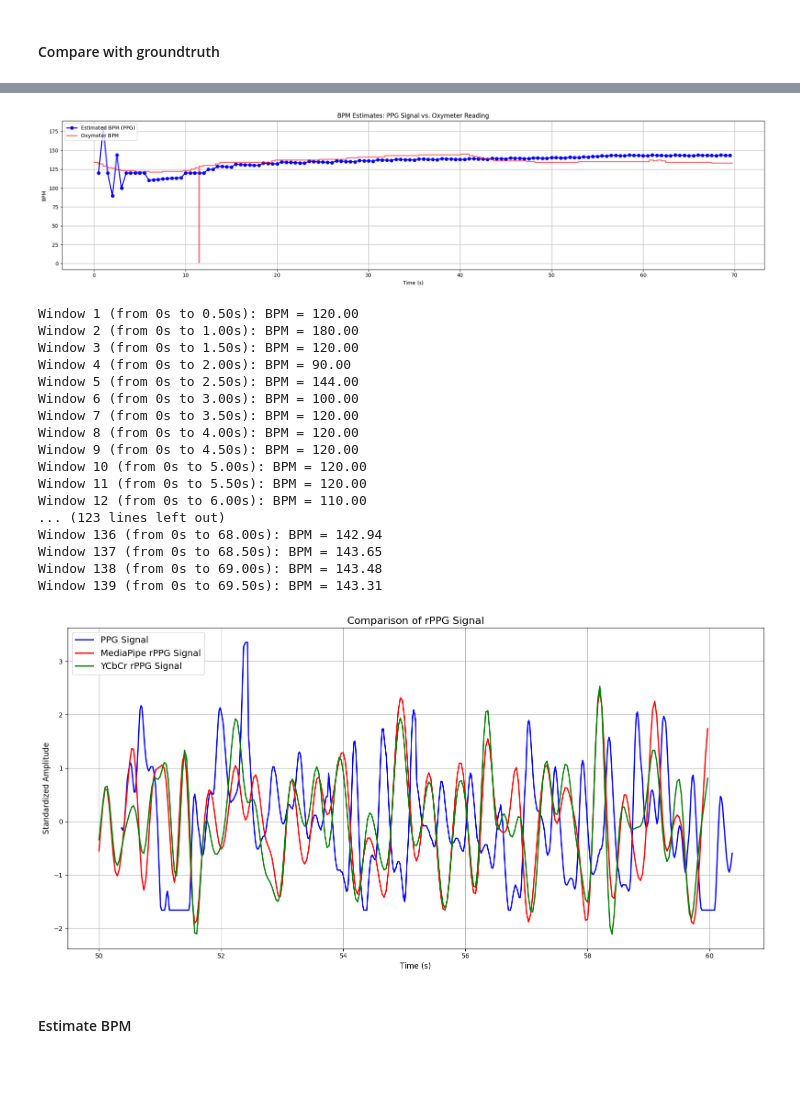
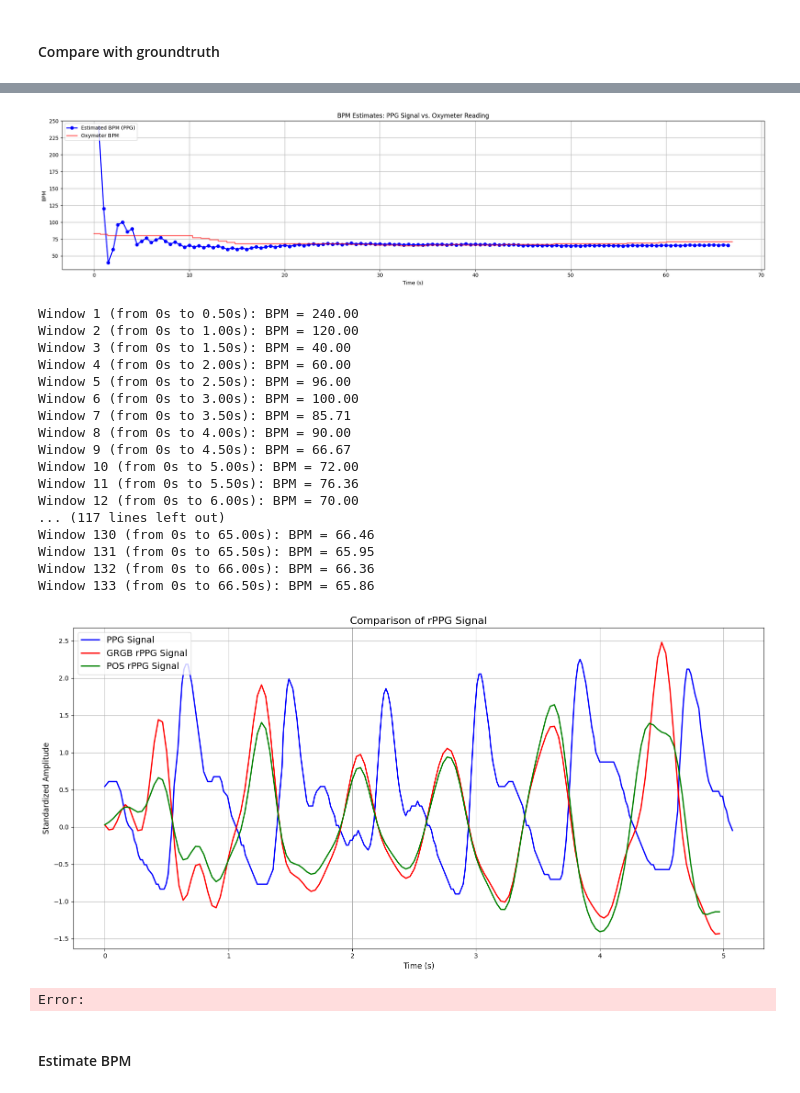
Before and after one commit to Ren1100/remote-PPG, a Jupyter notebook: test.ipynb, the cells around one changed output, grey strips where cells are left out. Cells and saved outputs as stored; diff of their text form; code cells hidden in the pictures.

```diff
--- a/test.ipynb
+++ b/test.ipynb
@@ -977,7 +977,7 @@ Shape of GRGB_signals: (2108,)
 import json
 from matplotlib.ticker import MaxNLocator
 
-gt_path = dataset_path + subject_name +'/07-02.json'
+gt_path = dataset_path + subject_name +'/01-01.json'
 
 with open (gt_path, 'r') as file:
     data = json.load(file)
@@ -1105,55 +1105,56 @@ plt.show()
 for i, bpm in enumerate(bpm_estimates):
     print(f"Window {i+1} (from 0s to {time_window[i]:.2f}s): BPM = {bpm:.2f}")
 # %% [output]
-[figure, old version]
+[figure, new version]
-Window 1 (from 0s to 0.50s): BPM = 120.00
-Window 2 (from 0s to 1.00s): BPM = 180.00
-Window 3 (from 0s to 1.50s): BPM = 120.00
-Window 4 (from 0s to 2.00s): BPM = 90.00
-Window 5 (from 0s to 2.50s): BPM = 144.00
+Window 1 (from 0s to 0.50s): BPM = 240.00
+Window 2 (from 0s to 1.00s): BPM = 120.00
+Window 3 (from 0s to 1.50s): BPM = 40.00
+Window 4 (from 0s to 2.00s): BPM = 60.00
+Window 5 (from 0s to 2.50s): BPM = 96.00
 Window 6 (from 0s to 3.00s): BPM = 100.00
-Window 7 (from 0s to 3.50s): BPM = 120.00
-Window 8 (from 0s to 4.00s): BPM = 120.00
-Window 9 (from 0s to 4.50s): BPM = 120.00
-Window 10 (from 0s to 5.00s): BPM = 120.00
-Window 11 (from 0s to 5.50s): BPM = 120.00
-Window 12 (from 0s to 6.00s): BPM = 110.00
-... (123 lines left out)
-Window 136 (from 0s to 68.00s): BPM = 142.94
-Window 137 (from 0s to 68.50s): BPM = 143.65
-Window 138 (from 0s to 69.00s): BPM = 143.48
-Window 139 (from 0s to 69.50s): BPM = 143.31
+Window 7 (from 0s to 3.50s): BPM = 85.71
+Window 8 (from 0s to 4.00s): BPM = 90.00
+Window 9 (from 0s to 4.50s): BPM = 66.67
+Window 10 (from 0s to 5.00s): BPM = 72.00
+Window 11 (from 0s to 5.50s): BPM = 76.36
+Window 12 (from 0s to 6.00s): BPM = 70.00
+... (117 lines left out)
+Window 130 (from 0s to 65.00s): BPM = 66.46
+Window 131 (from 0s to 65.50s): BPM = 65.95
+Window 132 (from 0s to 66.00s): BPM = 66.36
+Window 133 (from 0s to 66.50s): BPM = 65.86
 # %%
 # Plotting the BPM estimates and oxymeter BPM on the same y-axis
 plt.figure(figsize=(16, 8))
 
 # Plot BPM estimates from the PPG signal
-plt.plot(oxymeter_durations[3000:3600], waveform[3000:3600], color='blue', label='PPG Signal', linewidth=2)
+plt.plot(oxymeter_durations[:300], waveform[:300], color='blue', label='PPG Signal', linewidth=2)
 
 # Plot the oxymeter readings for comparison
-plt.plot(video_durations[1500:1800], GRGB_filtered_mp[1500:1800], color='red', label='MediaPipe rPPG Signal', linewidth=2)
+plt.plot(video_durations[:150], GRGB_filtered_mp[:150], color='red', label='GRGB rPPG Signal', linewidth=2)
 
 # plt.plot(video_durations, rPPG_filtered_dlib, color='green', label='POS rPPG Signal', linewidth=2)
 
-plt.plot(video_durations[1500:1800], GRGB_filtered_ycrcb[1500:1800], color='green', label='YCbCr rPPG Signal', linewidth=2)
+plt.plot(video_durations[:150], rPPG_filtered_mp[:150], color='green', label='POS rPPG Signal', linewidth=2)
 
 # plt.plot(video_durations[:150], rPPG_filtered_hsv[:150], color='black', label='POS rPPG Signal', linewidth=2)
 
 # plt.plot(video_durations, rPPG_filtered_hscrcb, color='orange', label='POS rPPG Signal', linewidth=2)
 
 
 # Configure plot
 plt.title("Comparison of rPPG Signal", fontsize=16)
 plt.xlabel("Time (s)", fontsize=12)
 plt.ylabel("Standardized Amplitude", fontsize=12)
 plt.legend(loc="upper left", fontsize=14)
 plt.grid()
 
 # Show plot
 plt.tight_layout()
 plt.show()
 # %% [output]
-[figure, old version]
+[figure, new version]
+Error:
 # %% [markdown]
 #### Estimate BPM
 # %%
```
Also changed, not shown: parts of 7 cells of this notebook, 2 other files.
